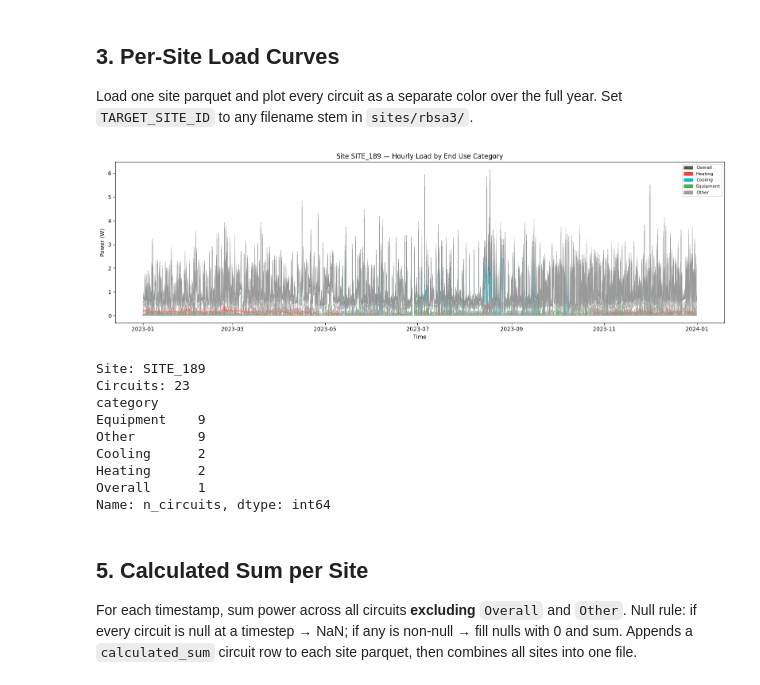
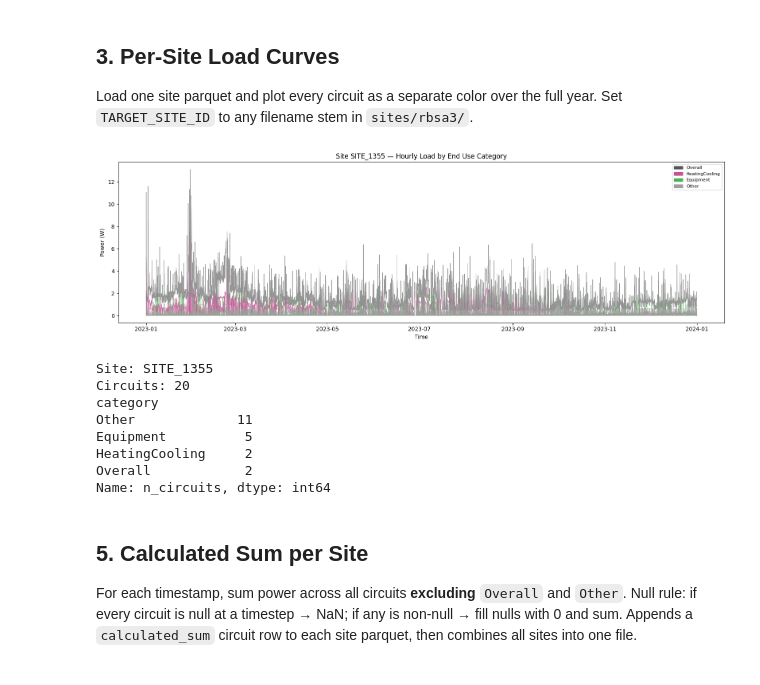
Before and after one commit to AmberJiayuSu/OBGeneration, a Jupyter notebook: validation/notebooks/load_proc.ipynb, the cells around one changed output. Cells and saved outputs as stored; diff of their text form; code cells hidden in the pictures.

Commit message:
Load and Model Params Proc for RBSA III Sites - Calculate monthly end use EUI based on best knowledge - Useful model params extraction

```diff
--- a/validation/notebooks/load_proc.ipynb
+++ b/validation/notebooks/load_proc.ipynb
@@ -214,8 +215,9 @@ END_USE_CATEGORY_MAP = {
     "Electric Furnace":          "Heating",
     "Other Zonal Heat":          "Heating",
     "Electric Baseboard Heaters":"Heating",
-    "Ducted Heatpump":           "Heating",
-    "Ductless Heatpump":         "Heating",
+    # heating and cooling together
+    "Ducted Heatpump":           "HeatingCooling",
+    "Ductless Heatpump":         "HeatingCooling",
     # Cooling
     "Central AC":  "Cooling",
     "Room AC":     "Cooling",
@@ -298,13 +303,14 @@ Load one site parquet and plot every circuit as a separate color over the full y
 Set `TARGET_SITE_ID` to any filename stem in `sites/rbsa3/`.
 # %%
 
-TARGET_SITE_ID = sorted(SITES_RBSA3_DIR.glob("*.parquet"))[35].stem
+TARGET_SITE_ID = "SITE_1355"
 
 CATEGORY_COLORS = {
     "Overall":   "#555555",
     "DHW":       "#2196F3",
     "Heating":   "#F44336",
     "Cooling":   "#00BCD4",
+    "HeatingCooling": "#C55396",
     "Equipment": "#4CAF50",
     "Lighting":  "#FFC107",
     "Renewable": "#8BC34A",
@@ -316,42 +322,41 @@ df["MIN_T_l"] = pd.to_datetime(df["MIN_T_l"], errors="coerce")
 df["power"]   = pd.to_numeric(df["power"], errors="coerce")
 df["category"] = df["End Use"].map(END_USE_CATEGORY_MAP).fillna("Other")
 
 fig, ax = plt.subplots(figsize=(16, 5))
 
 for circuit, sub_df in df.groupby("Circuit Label"):
     category = sub_df["category"].iloc[0]
     color = CATEGORY_COLORS.get(category, "#9E9E9E")
     hourly = (
         sub_df.set_index("MIN_T_l")["power"]
         .resample("1h").mean()
     )
     ax.plot(hourly.index, hourly.values, lw=0.7, alpha=0.75, color=color)
 
 legend_handles = [
     mpatches.Patch(color=color, label=cat)
     for cat, color in CATEGORY_COLORS.items()
     if cat in df["category"].values
 ]
 ax.legend(handles=legend_handles, loc="upper right", fontsize=8, framealpha=0.8)
 ax.set_title(f"Site {TARGET_SITE_ID} — Hourly Load by End Use Category")
 ax.set_xlabel("Time")
 ax.set_ylabel("Power (W)")
 plt.tight_layout()
 plt.show()
 
 print(f"Site: {TARGET_SITE_ID}")
 print(f"Circuits: {df['Circuit Label'].nunique()}")
 print(df.groupby('category')['Circuit Label'].nunique().rename('n_circuits').sort_values(ascending=False))
 # %% [output]
-[figure, old version]
+[figure, new version]
-Site: SITE_189
-Circuits: 23
+Site: SITE_1355
+Circuits: 20
 category
-Equipment    9
-Other        9
-Cooling      2
-Heating      2
-Overall      1
+Other             11
+Equipment          5
+HeatingCooling     2
+Overall            2
 Name: n_circuits, dtype: int64
 # %% [markdown]
 ## 5. Calculated Sum per Site
```
Also changed, not shown: parts of 11 cells of this notebook, 3 other files.
